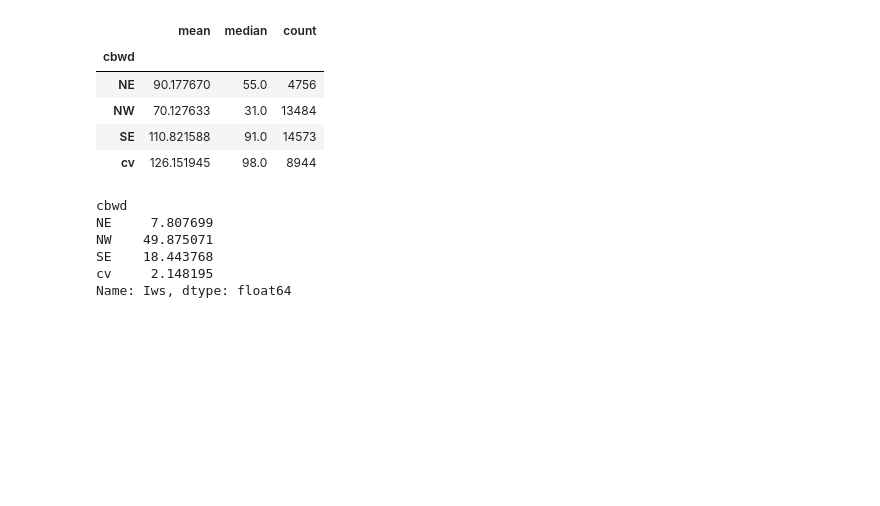
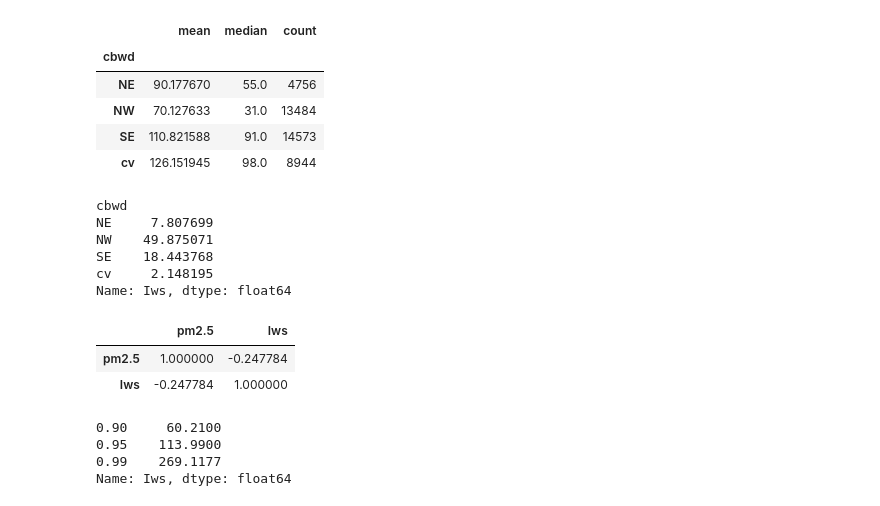
Before and after one commit to TimiNiyi/Air-quality-forecast-prediction-model, a Jupyter notebook: Data Cleaning and exploration with MongoDB.ipynb, the cells around one changed output. Drawn from its saved outputs; the diff is of its cells as text; code cells hidden in the pictures; blank space fills up the shorter version.

```diff
--- a/Data Cleaning and exploration with MongoDB.ipynb
+++ b/Data Cleaning and exploration with MongoDB.ipynb
@@ -524,3 +524,16 @@ NW    49.875071
 SE    18.443768
 cv     2.148195
 Name: Iws, dtype: float64
+# %%
+df[["pm2.5", "Iws"]].corr()
+# %% [output]
+|  | pm2.5 | Iws |
+| pm2.5 | 1.000000 | -0.247784 |
+| Iws | -0.247784 | 1.000000 |
+# %%
+df["Iws"].quantile([0.90,0.95,0.99])
+# %% [output]
+0.90     60.2100
+0.95    113.9900
+0.99    269.1177
+Name: Iws, dtype: float64
```
Also changed, not shown: parts of 5 cells of this notebook.
